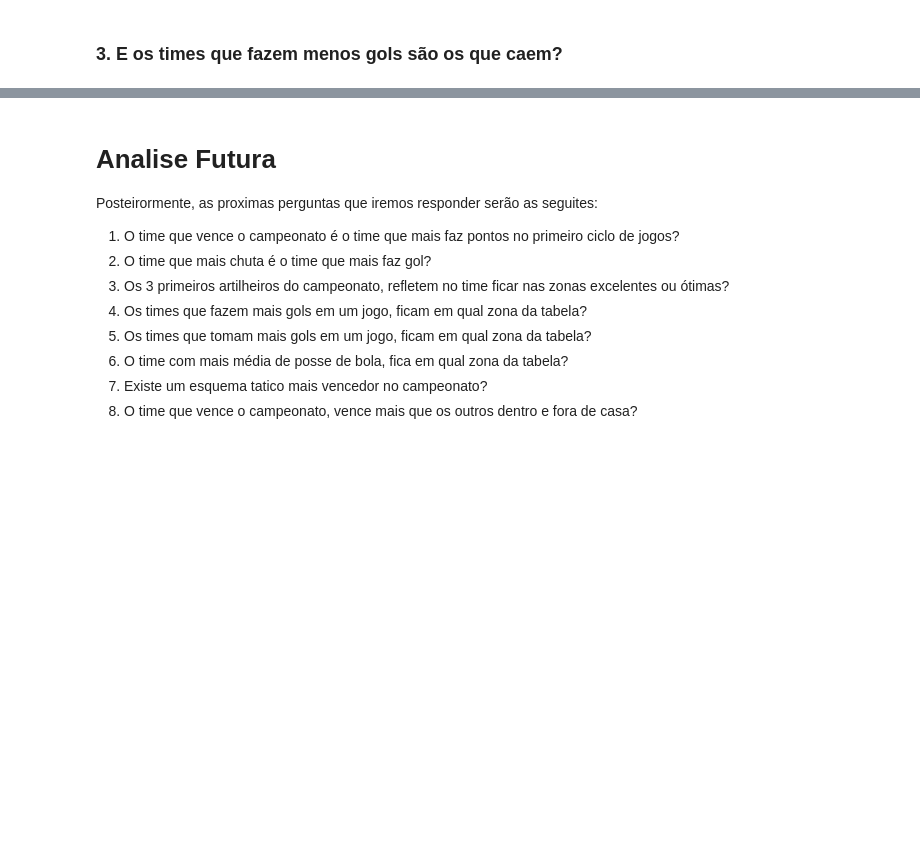
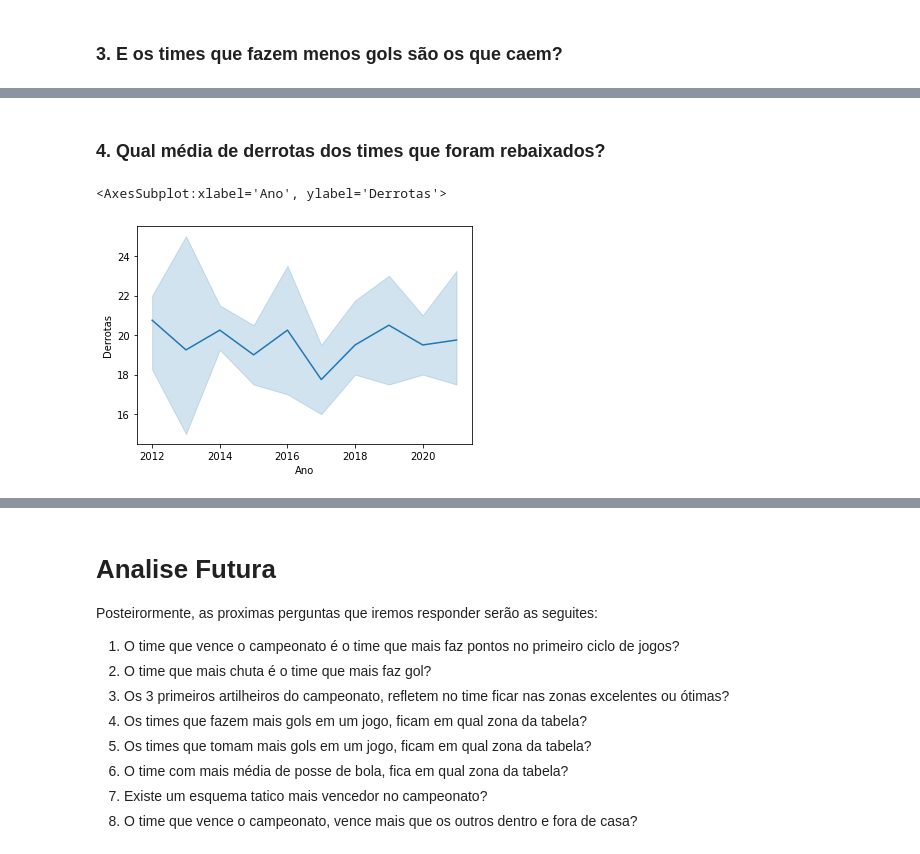
Before and after one commit to bjbomfim/INF1032_AnaliseDeDados_Brasileirao, a Jupyter notebook: primeiraEntrega.ipynb, the cells around one changed output, grey strips where cells are left out. Drawn from its saved outputs; the diff is of its cells as text; code cells hidden in the pictures; blank space fills up the shorter version.

```diff
--- a/primeiraEntrega.ipynb
+++ b/primeiraEntrega.ipynb
@@ -159,0 +175,8 @@ Gols Pro
+# %% [markdown]
+### 4. Qual média de derrotas dos times que foram rebaixados?
+# %%
+filtro = dfBrasileirao['Posicao']>16
+sns.lineplot(x="Ano", y="Derrotas", data=dfBrasileirao[filtro])
+# %% [output]
+<AxesSubplot:xlabel='Ano', ylabel='Derrotas'>
+[figure, added]
```
Also changed, not shown: parts of 29 cells of this notebook, 1 other file.
